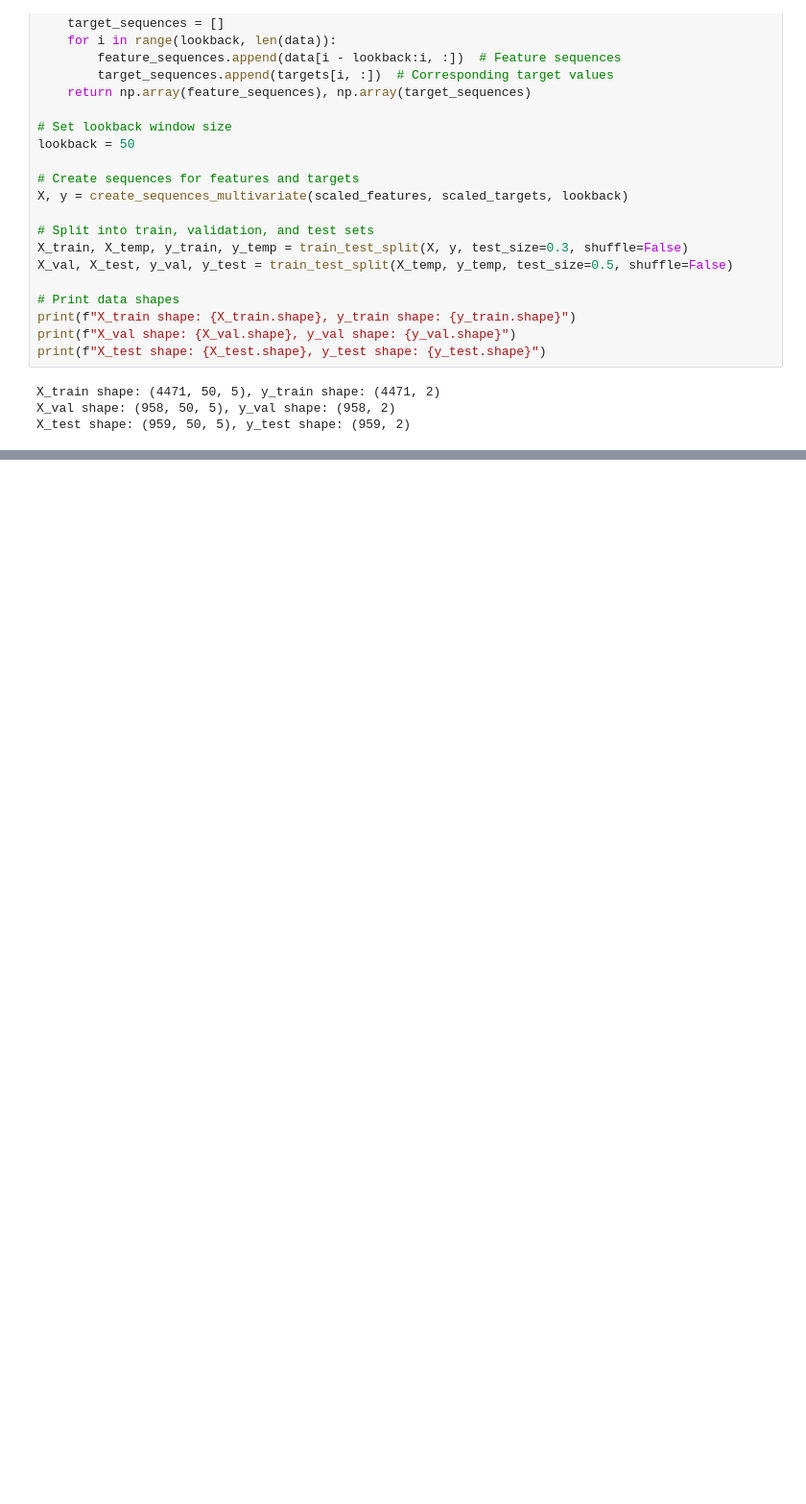
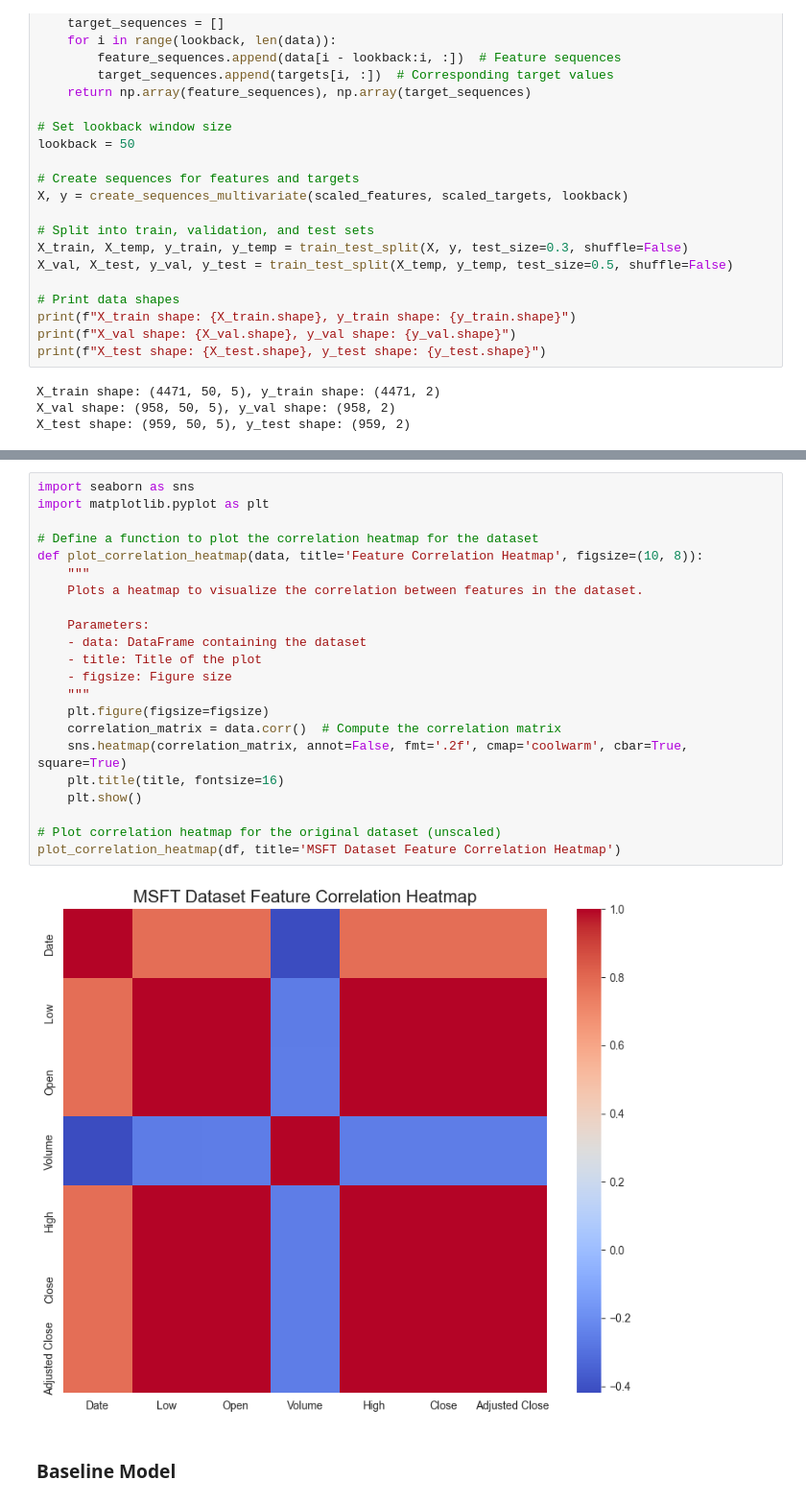
Before and after one commit to the-gauss/tiny-projects-ml, a Jupyter notebook: practice_assignments/u_adelaide/stock_2.ipynb, the cells around one changed output, grey strips where cells are left out. Shown: that part at 96% size. Cells and saved outputs as stored; diff of their text form; blank space fills up the shorter version.

```diff
--- a/practice_assignments/u_adelaide/stock_2.ipynb
+++ b/practice_assignments/u_adelaide/stock_2.ipynb
@@ -83,3 +84,29 @@ plt.show()
+# %%
+import seaborn as sns
+import matplotlib.pyplot as plt
+
+# Define a function to plot the correlation heatmap for the dataset
+def plot_correlation_heatmap(data, title='Feature Correlation Heatmap', figsize=(10, 8)):
+    """
+    Plots a heatmap to visualize the correlation between features in the dataset.
+
+    Parameters:
+    - data: DataFrame containing the dataset
+    - title: Title of the plot
+    - figsize: Figure size
+    """
+    plt.figure(figsize=figsize)
+    correlation_matrix = data.corr()  # Compute the correlation matrix
+    sns.heatmap(correlation_matrix, annot=False, fmt='.2f', cmap='coolwarm', cbar=True, square=True)
+    plt.title(title, fontsize=16)
+    plt.show()
+
+# Plot correlation heatmap for the original dataset (unscaled)
+plot_correlation_heatmap(df, title='MSFT Dataset Feature Correlation Heatmap')
+# %% [output]
+[figure, added]
+# %% [markdown]
+### Baseline Model
 # %%
 from tensorflow.keras.models import Sequential
 from tensorflow.keras.layers import SimpleRNN, Dense, Input
```
Also changed, not shown: parts of 23 cells of this notebook, 1 other file.
